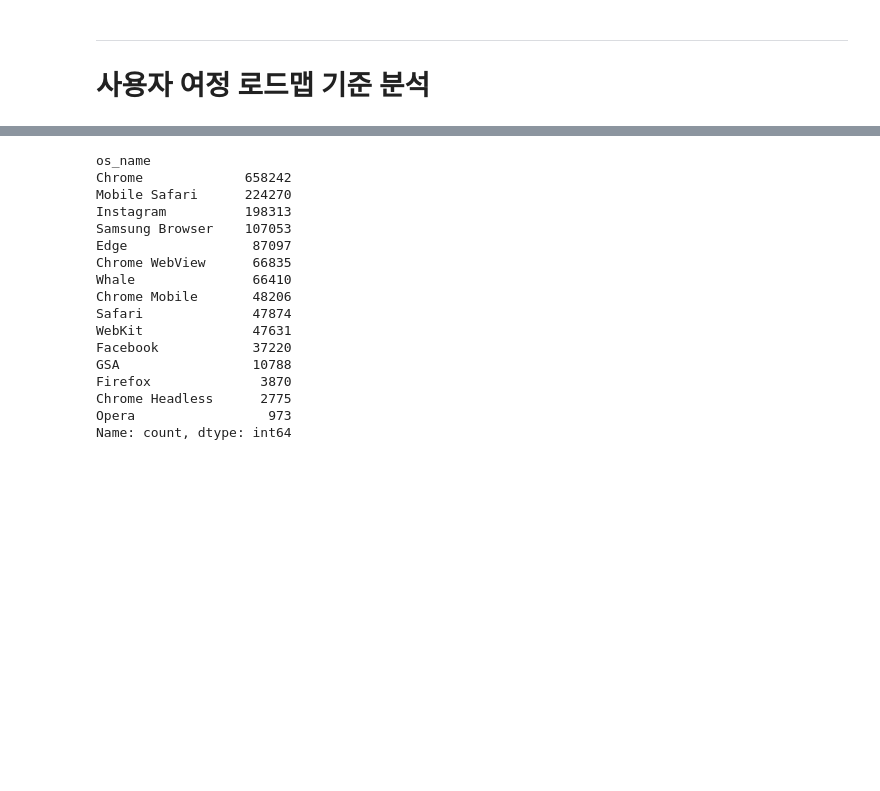
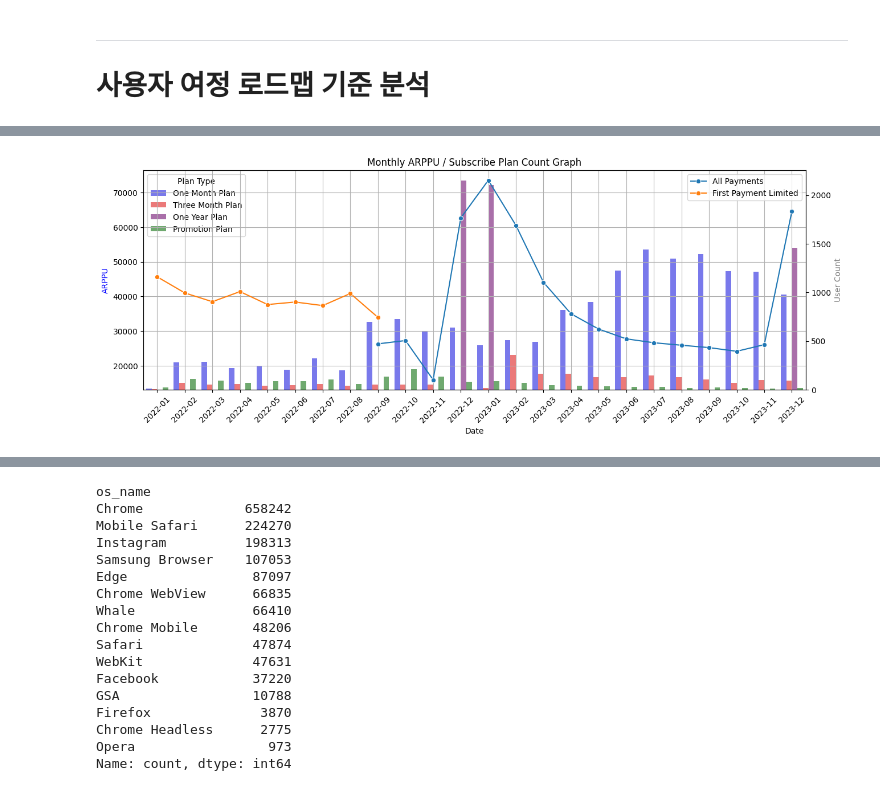
Before and after one commit to saeraniren/intermediate_project, a Jupyter notebook: lwc_main.ipynb, the cells around one changed output, grey strips where cells are left out. Drawn from its saved outputs; the diff is of its cells as text; code cells hidden in the pictures; blank space fills up the shorter version.

Commit message:
update EDA ipynb and upload forgetting curve ipynb

```diff
--- a/lwc_main.ipynb
+++ b/lwc_main.ipynb
@@ -733,0 +757,5 @@ complete_subscription_df.drop_duplicates()
+# %%
+# 데이터 불러오기
+complete_subscription_df = complete.subscription()
+renew_subscription_df = renew.subscription()
+resubscribe_df = resubscribe.subscription()
@@ -733,0 +904,14 @@ complete_subscription_df.drop_duplicates()
+# %%
+# ARPPU 작업란
+# period x열 생성을 위한 병합
+merged_df = pd.merge(
+    arppu_list[0],
+    arppu_list[1],
+    on='period', how='outer',
+    suffixes=('_df1', '_df2'))
+
+# period를 string으로 변환
+merged_df['period'] = merged_df['period'].dt.strftime('%Y-%m')
+
+# '2024-01' 데이터 제거
+merged_df = merged_df[merged_df['period'] != '2024-01']
@@ -733,0 +944,49 @@ complete_subscription_df.drop_duplicates()
+# %%
+# 그래프 생성
+fig, ax1 = plt.subplots(figsize=(15, 5))
+
+# 라인 플롯
+sns.lineplot(x=merged_df['period'], y=merged_df['ARPPU_df1'], marker='o', ax=ax1, label='All Payments')
+sns.lineplot(x=merged_df['period'], y=merged_df['ARPPU_df2'], marker='o', ax=ax1, label='First Payment Limited')
+
+# 바 플롯을 보조로 사용하기 위한 준비
+ax2 = ax1.twinx()
+
+# 색상 설정
+plan_colors = {
+    'one_month_plan_user': 'blue',
+    'three_month_plan_user': 'green',
+    'one_year_plan_user': 'red',
+    'promotion_plan_user': 'purple'
+}
+
+# 바 플롯 그리기 (색상 지정 및 alpha 조정)
+sns.barplot(x='period', y='user_count', hue='plan_type', data=final_df, ax=ax2, alpha=0.6, palette=plan_colors)
+
+# zorder 조정
+ax1.set_zorder(3)
+ax2.set_zorder(2)
+ax1.grid(True, zorder=0)
+
+# 라벨 및 제목 설정
+ax1.set_xlabel('Date')
+ax1.set_ylabel('ARPPU', color='b')
+ax2.set_ylabel('User Count', color='gray')
+plt.title('Monthly ARPPU / Subscribe Plan Count Graph')
+
+# x축 회전
+ax1.set_xticklabels(ax1.get_xticklabels(), rotation=45)
+
+# 투명하게 만들어서 grid가 보이도록 설정
+ax1.patch.set_visible(False)
+
+# 범례 수동으로 설정 (색상과 항목이 매칭되도록)
+handles, labels = ax2.get_legend_handles_labels()
+legend = ax2.legend(handles=handles, labels=['One Month Plan', 'Three Month Plan', 'One Year Plan', 'Promotion Plan'], title='Plan Type', loc='upper left')
+
+# 범례 최상단 배치
+legend.set_zorder(4)
+
+plt.show()
+# %% [output]
+[figure, added]
```
Also changed, not shown: parts of 28 cells of this notebook, 1 other file.
